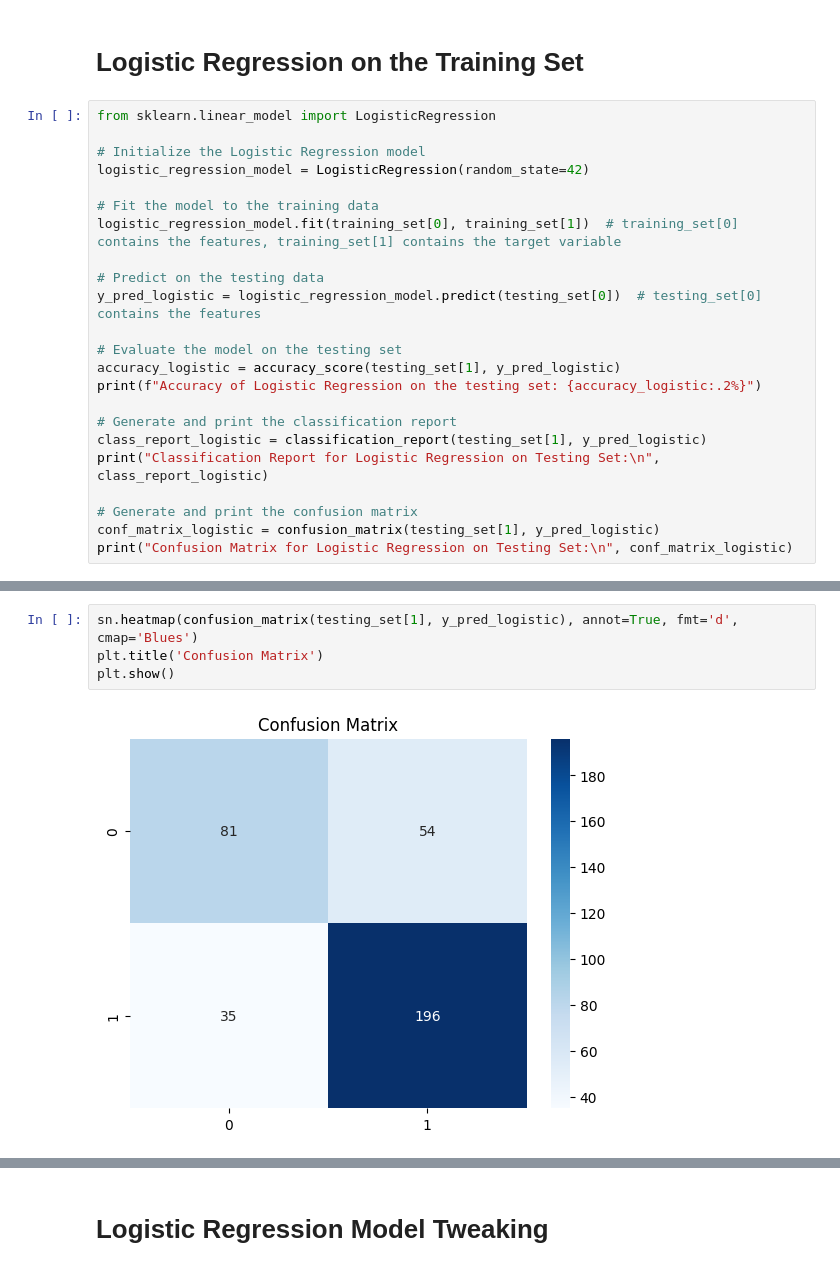
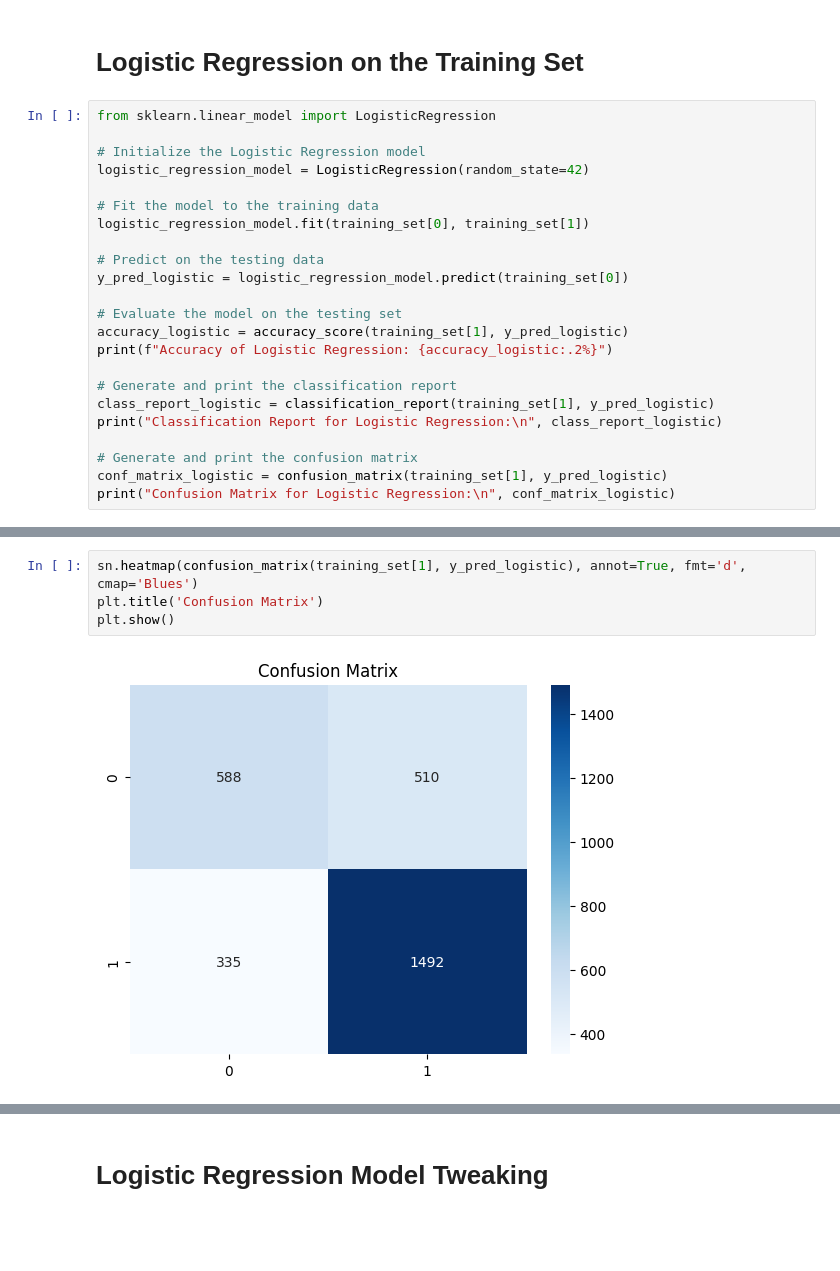
Before and after one commit to serebris/LIS706_Wisconsin-Homicide, a Jupyter notebook: LIS706_Modeling.ipynb, the cells around one changed output, grey strips where cells are left out. Drawn from its saved outputs; the diff is of its cells as text; blank space fills up the shorter version.

```diff
--- a/LIS706_Modeling.ipynb
+++ b/LIS706_Modeling.ipynb
@@ -448,20 +544,20 @@ from sklearn.linear_model import LogisticRegression
 logistic_regression_model = LogisticRegression(random_state=42)
 
 # Fit the model to the training data
-logistic_regression_model.fit(training_set[0], training_set[1])  # training_set[0] contains the features, training_set[1] contains the target variable
+logistic_regression_model.fit(training_set[0], training_set[1])
 
 # Predict on the testing data
-y_pred_logistic = logistic_regression_model.predict(testing_set[0])  # testing_set[0] contains the features
+y_pred_logistic = logistic_regression_model.predict(training_set[0])
 
 # Evaluate the model on the testing set
-accuracy_logistic = accuracy_score(testing_set[1], y_pred_logistic)
-print(f"Accuracy of Logistic Regression on the testing set: {accuracy_logistic:.2%}")
+accuracy_logistic = accuracy_score(training_set[1], y_pred_logistic)
+print(f"Accuracy of Logistic Regression: {accuracy_logistic:.2%}")
 
 # Generate and print the classification report
-class_report_logistic = classification_report(testing_set[1], y_pred_logistic)
-print("Classification Report for Logistic Regression on Testing Set:\n", class_report_logistic)
+class_report_logistic = classification_report(training_set[1], y_pred_logistic)
+print("Classification Report for Logistic Regression:\n", class_report_logistic)
 
 # Generate and print the confusion matrix
-conf_matrix_logistic = confusion_matrix(testing_set[1], y_pred_logistic)
-print("Confusion Matrix for Logistic Regression on Testing Set:\n", conf_matrix_logistic)
+conf_matrix_logistic = confusion_matrix(training_set[1], y_pred_logistic)
+print("Confusion Matrix for Logistic Regression:\n", conf_matrix_logistic)
 # %% [output]
@@ -487,8 +583,8 @@ Please also refer to the documentation for alternative solver options:
     https://scikit-learn.org/stable/modules/linear_model.html#logistic-regression
   n_iter_i = _check_optimize_result(
 # %%
-sn.heatmap(confusion_matrix(testing_set[1], y_pred_logistic), annot=True, fmt='d', cmap='Blues')
+sn.heatmap(confusion_matrix(training_set[1], y_pred_logistic), annot=True, fmt='d', cmap='Blues')
 plt.title('Confusion Matrix')
 plt.show()
 # %% [output]
-[figure, old version]
+[figure, new version]
```
Also changed, not shown: parts of 17 cells of this notebook.
